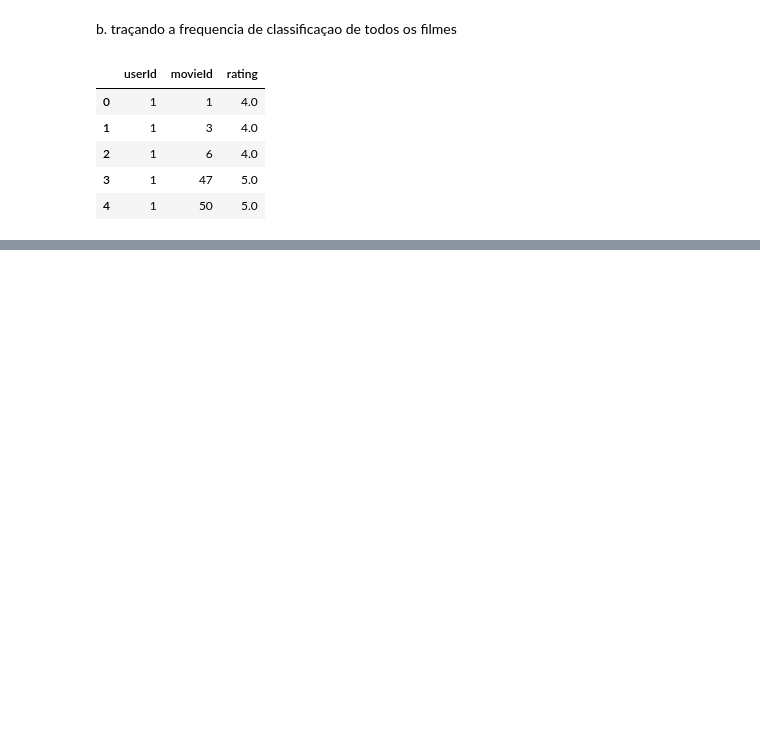
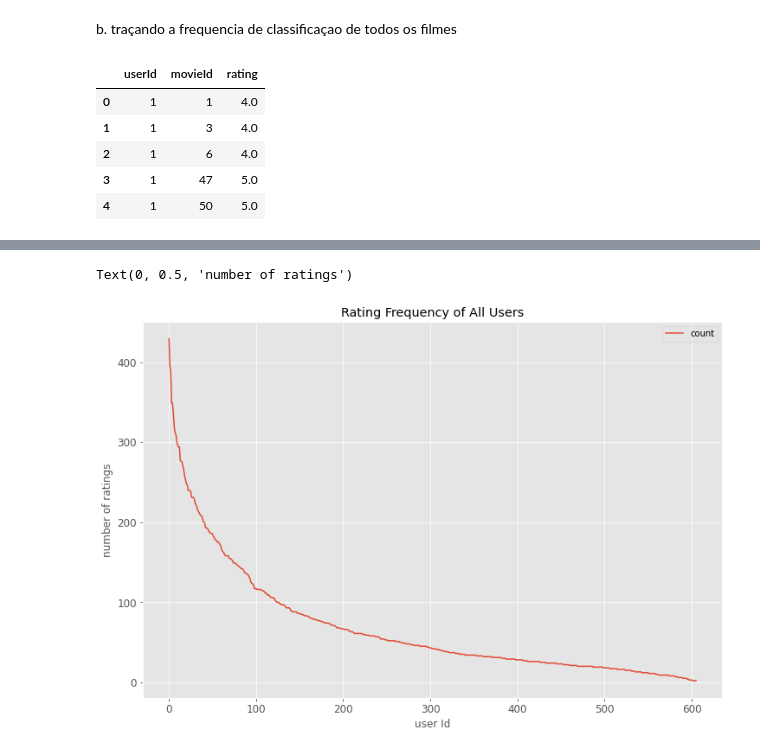
Before and after one commit to pedroagcf/recommendation-system-movie-KNN, a Jupyter notebook: KNN_movie_recommendation.ipynb, the cells around one changed output, grey strips where cells are left out. Drawn from its saved outputs; the diff is of its cells as text; code cells hidden in the pictures; blank space fills up the shorter version.

```diff
--- a/KNN_movie_recommendation.ipynb
+++ b/KNN_movie_recommendation.ipynb
@@ -181,0 +244,7 @@ df_ratings.head()
+# %%
+# filter data
+popularity_thres = 50
+popular_movies = list(set(df_movies_cnt.query('count >= @popularity_thres').index))
+df_ratings_drop_movies = df_ratings[df_ratings.movieId.isin(popular_movies)]
+print('shape of original ratings data: ', df_ratings.shape)
+print('shape of ratings data after dropping unpopular movies: ', df_ratings_drop_movies.shape)
@@ -181,0 +256,4 @@ df_ratings.head()
+# %%
+# Obter o numero de avaliaçoes dado pelos usuarios
+df_users_cnt = pd.DataFrame(df_ratings_drop_movies.groupby('userId').size(), columns=['count'])
+df_users_cnt.head()
@@ -181,0 +268,16 @@ df_ratings.head()
+# %%
+
+# plot rating frequency of all movies
+ax = df_users_cnt \
+    .sort_values('count', ascending=False) \
+    .reset_index(drop=True) \
+    .plot(
+        figsize=(12, 8),
+        title='Rating Frequency of All Users',
+        fontsize=12
+    )
+ax.set_xlabel("user Id")
+ax.set_ylabel("number of ratings")
+# %% [output]
+Text(0, 0.5, 'number of ratings')
+[figure, added]
```
Also changed, not shown: parts of 30 cells of this notebook, 1 other file.
